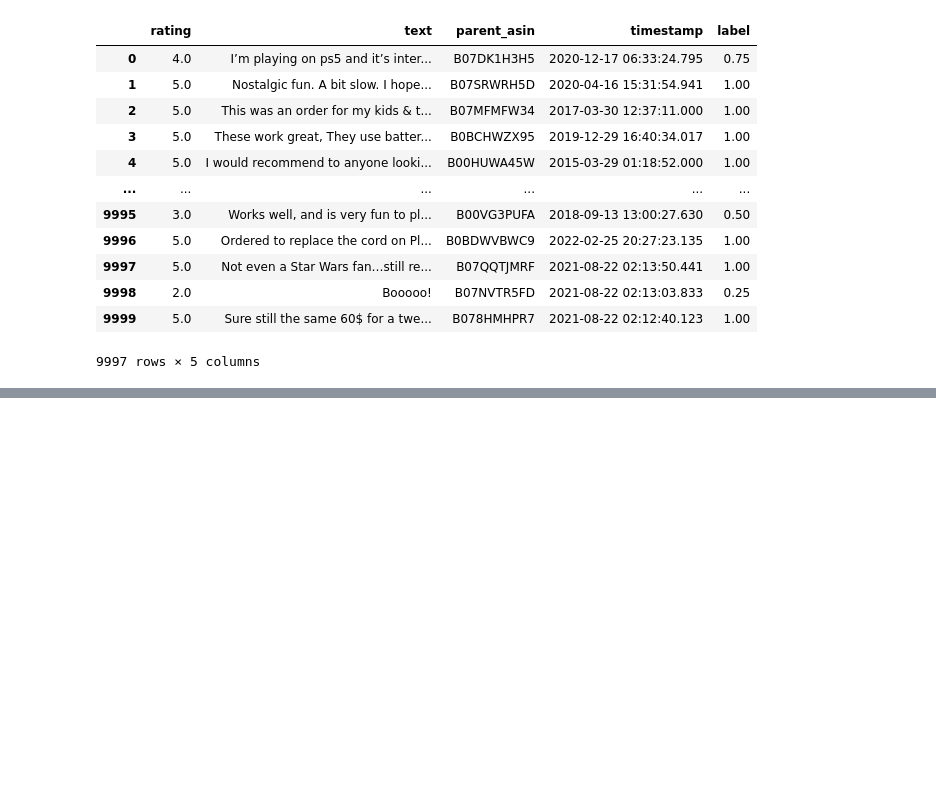
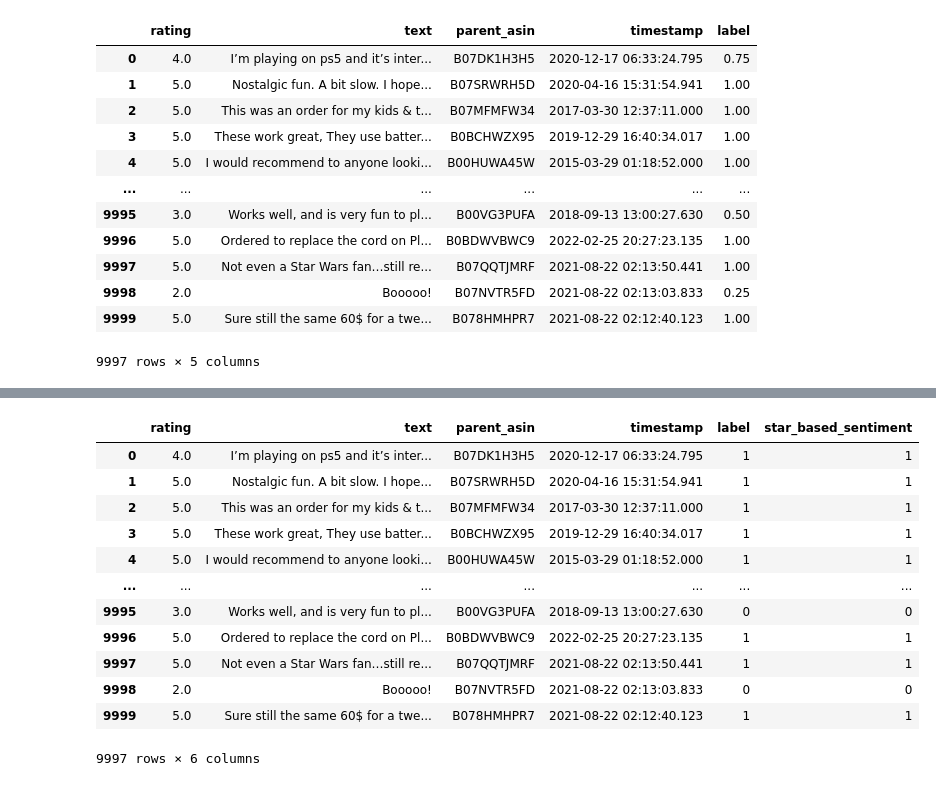
Before and after one commit to m24jeczen/Diploma-Project-Sentiment-analysis-based-on-products-reviews, a Jupyter notebook: Demov2.ipynb, the cells around one changed output, grey strips where cells are left out. Drawn from its saved outputs; the diff is of its cells as text; code cells hidden in the pictures; blank space fills up the shorter version.

```diff
--- a/Demov2.ipynb
+++ b/Demov2.ipynb
@@ -637,0 +580,19 @@ data.head(10)
+# %%
+from codes.preprocessing import map_ratings_into_sentiment
+data = map_ratings_into_sentiment(data)
+data["label"] = data["star_based_sentiment"]
+data
+# %% [output]
+|  | rating | text | parent_asin | timestamp | label | star_based_sentiment |
+| 0 | 4.0 | I’m playing on ps5 and it’s inter... | B07DK1H3H5 | 2020-12-17 06:33:24.795 | 1 | 1 |
+| 1 | 5.0 | Nostalgic fun. A bit slow. I hope... | B07SRWRH5D | 2020-04-16 15:31:54.941 | 1 | 1 |
+| 2 | 5.0 | This was an order for my kids & t... | B07MFMFW34 | 2017-03-30 12:37:11.000 | 1 | 1 |
+| 3 | 5.0 | These work great, They use batter... | B0BCHWZX95 | 2019-12-29 16:40:34.017 | 1 | 1 |
+| 4 | 5.0 | I would recommend to anyone looki... | B00HUWA45W | 2015-03-29 01:18:52.000 | 1 | 1 |
+| ... | ... | ... | ... | ... | ... | ... |
+| 9995 | 3.0 | Works well, and is very fun to pl... | B00VG3PUFA | 2018-09-13 13:00:27.630 | 0 | 0 |
+| 9996 | 5.0 | Ordered to replace the cord on Pl... | B0BDWVBWC9 | 2022-02-25 20:27:23.135 | 1 | 1 |
+| 9997 | 5.0 | Not even a Star Wars fan…still re... | B07QQTJMRF | 2021-08-22 02:13:50.441 | 1 | 1 |
+| 9998 | 2.0 | Booooo! | B07NVTR5FD | 2021-08-22 02:13:03.833 | 0 | 0 |
+| 9999 | 5.0 | Sure still the same 60$ for a twe... | B078HMHPR7 | 2021-08-22 02:12:40.123 | 1 | 1 |
+9997 rows × 6 columns
```
Also changed, not shown: parts of 11 cells of this notebook, 2 other files.
